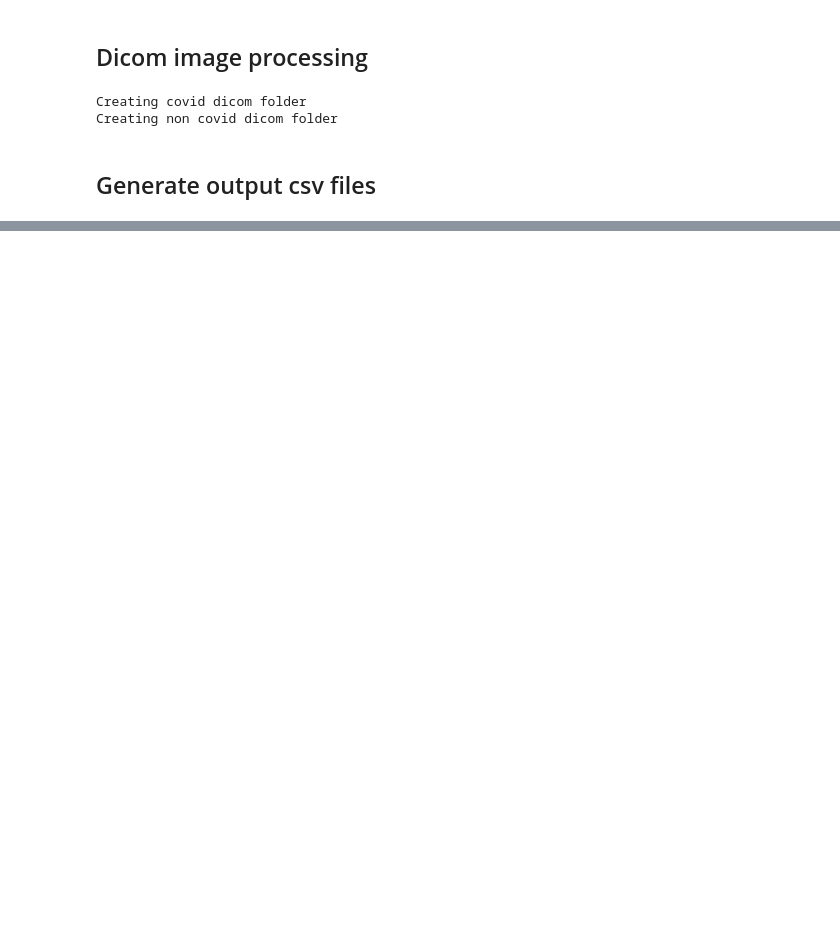
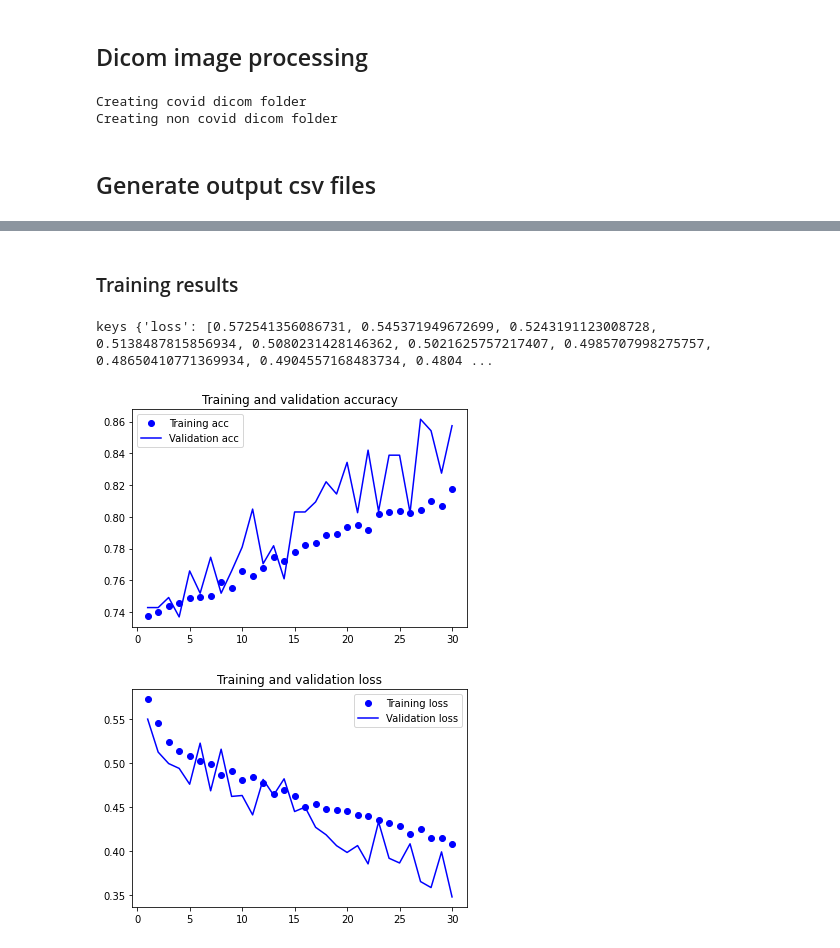
Before and after one commit to amura/xray-machinelearning, a Jupyter notebook: resnet50_x-rays_1b.ipynb, the cells around one changed output, grey strips where cells are left out. Drawn from its saved outputs; the diff is of its cells as text; code cells hidden in the pictures; blank space fills up the shorter version.

```diff
--- a/resnet50_x-rays_1b.ipynb
+++ b/resnet50_x-rays_1b.ipynb
@@ -319,0 +337,5 @@ frame.to_csv('/content/x-ray-scans.csv')
+# %%
+from sklearn.model_selection import train_test_split
+# split data 20% test
+
+train_set, test_set = train_test_split(data, test_size=0.2)
@@ -319,0 +619,12 @@ frame.to_csv('/content/x-ray-scans.csv')
+# %%
+
+history = model.fit(
+	x=train_generator,
+	steps_per_epoch=len(train_generator),
+	epochs=num_epochs,
+  verbose=2,
+	validation_data=validation_generator,
+	validation_steps=len(validation_generator),
+  callbacks=callbacks
+)
+print("Timing summary", time_callback.times)
@@ -319,0 +649,28 @@ frame.to_csv('/content/x-ray-scans.csv')
+# %% [markdown]
+### Training results
+# %%
+acc = history.history['acc']
+print("keys", history.history)
+val_acc = history.history['val_acc']
+loss = history.history['loss']
+val_loss = history.history['val_loss']
+
+epochs = range(1, len(acc) + 1)
+
+plt.plot(epochs, acc, 'bo', label='Training acc')
+plt.plot(epochs, val_acc, 'b', label='Validation acc')
+plt.title('Training and validation accuracy')
+plt.legend()
+
+plt.figure()
+
+plt.plot(epochs, loss, 'bo', label='Training loss')
+plt.plot(epochs, val_loss, 'b', label='Validation loss')
+plt.title('Training and validation loss')
+plt.legend()
+
+plt.show()
+# %% [output]
+keys {'loss': [0.572541356086731, 0.545371949672699, 0.5243191123008728, 0.5138487815856934, 0.5080231428146362, 0.5021625757217407, 0.4985707998275757, 0.48650410771369934, 0.4904557168483734, 0.4804 ...
+[figure, added]
+[figure, added]
```
Also changed, not shown: parts of 21 cells of this notebook.
